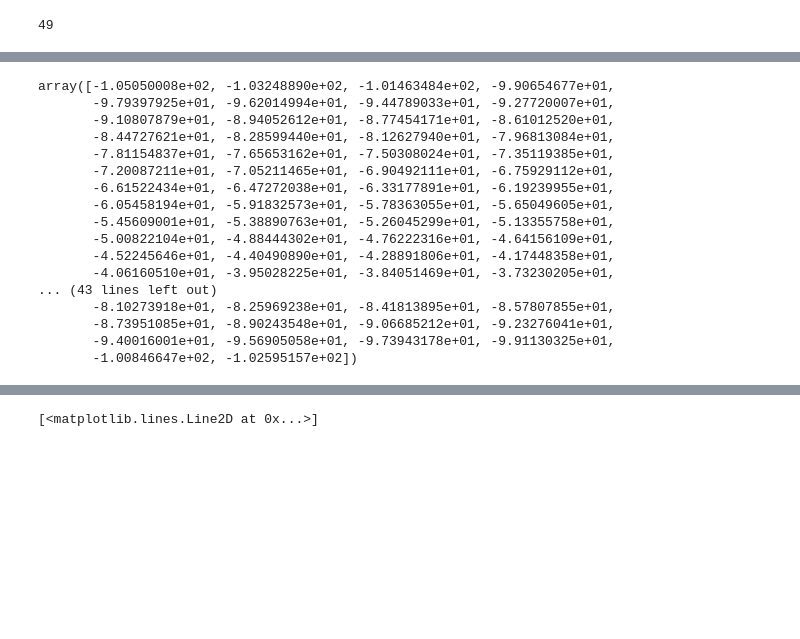
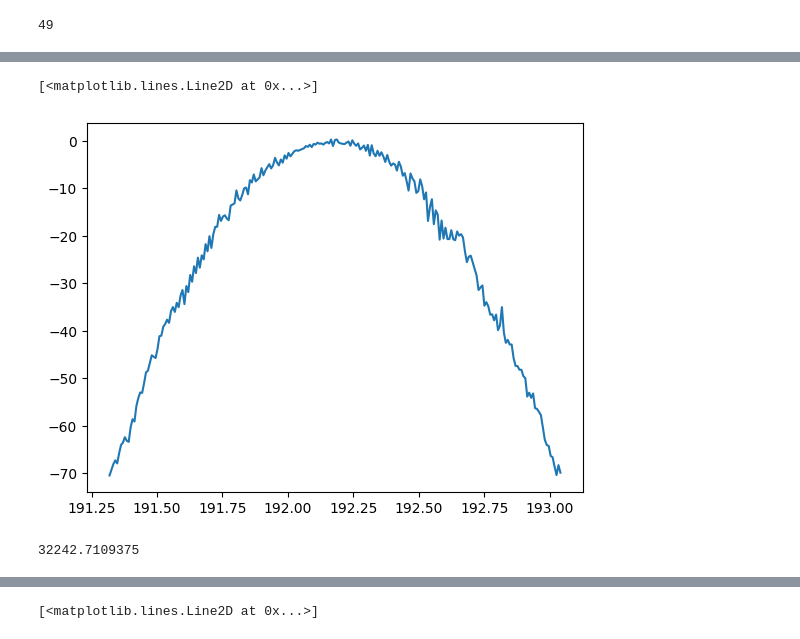
Before and after one commit to kester2015/KeckLFC-deploy, a Jupyter notebook: Notebooks/new_laptop_test.ipynb, the cells around one changed output, grey strips where cells are left out. Drawn from its saved outputs; the diff is of its cells as text; code cells hidden in the pictures; blank space fills up the shorter version.

```diff
--- a/Notebooks/new_laptop_test.ipynb
+++ b/Notebooks/new_laptop_test.ipynb
@@ -731,0 +985,5 @@ Iteration 3, Phase 0, setp size 1.2566
+# %%
+plt.plot(x_hz,phase_array_now)
+# %% [output]
+[<matplotlib.lines.Line2D at 0x...>]
+[figure, added]
@@ -732,21 +992,10 @@ Iteration 3, Phase 0, setp size 1.2566
+# %%
+
+phase_setting(wsp,x_hz,phase_old)
+time.sleep(1)
+score_spectrum(osa,x,start_wl,stop_wl)
+# %% [output]
+32242.7109375
 # %%
-phase_array_now
+phase_array_now=phase_old
-# %% [output]
-array([-1.05050008e+02, -1.03248890e+02, -1.01463484e+02, -9.90654677e+01,
-       -9.79397925e+01, -9.62014994e+01, -9.44789033e+01, -9.27720007e+01,
-       -9.10807879e+01, -8.94052612e+01, -8.77454171e+01, -8.61012520e+01,
-       -8.44727621e+01, -8.28599440e+01, -8.12627940e+01, -7.96813084e+01,
-       -7.81154837e+01, -7.65653162e+01, -7.50308024e+01, -7.35119385e+01,
-       -7.20087211e+01, -7.05211465e+01, -6.90492111e+01, -6.75929112e+01,
-       -6.61522434e+01, -6.47272038e+01, -6.33177891e+01, -6.19239955e+01,
-       -6.05458194e+01, -5.91832573e+01, -5.78363055e+01, -5.65049605e+01,
-       -5.45609001e+01, -5.38890763e+01, -5.26045299e+01, -5.13355758e+01,
-       -5.00822104e+01, -4.88444302e+01, -4.76222316e+01, -4.64156109e+01,
-       -4.52245646e+01, -4.40490890e+01, -4.28891806e+01, -4.17448358e+01,
-       -4.06160510e+01, -3.95028225e+01, -3.84051469e+01, -3.73230205e+01,
-... (43 lines left out)
-       -8.10273918e+01, -8.25969238e+01, -8.41813895e+01, -8.57807855e+01,
-       -8.73951085e+01, -8.90243548e+01, -9.06685212e+01, -9.23276041e+01,
-       -9.40016001e+01, -9.56905058e+01, -9.73943178e+01, -9.91130325e+01,
-       -1.00846647e+02, -1.02595157e+02])
 # %%
```
Also changed, not shown: parts of 28 cells of this notebook, 12 other files.
